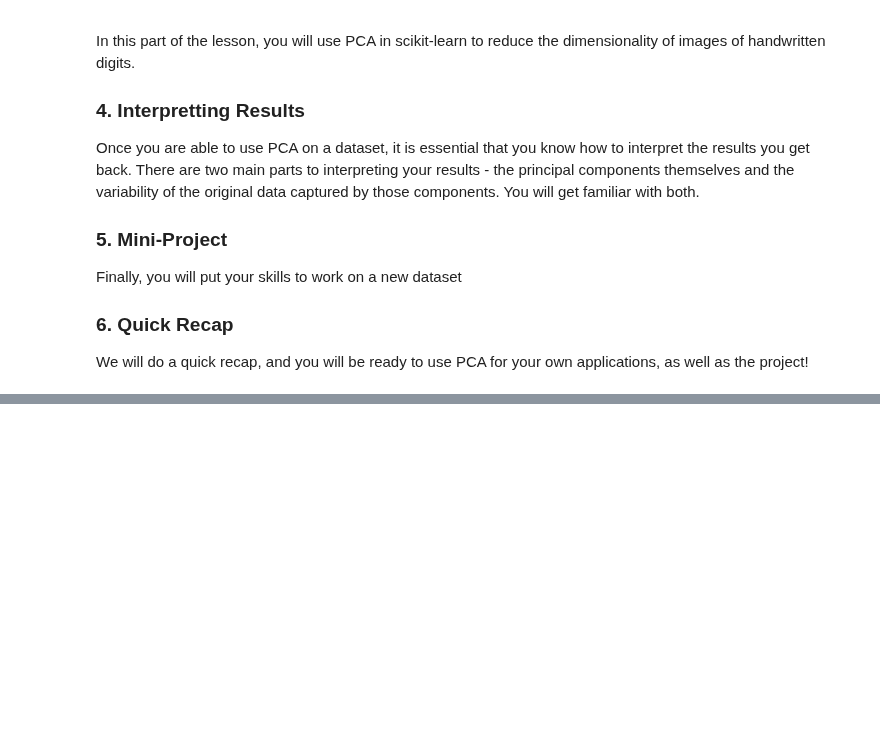
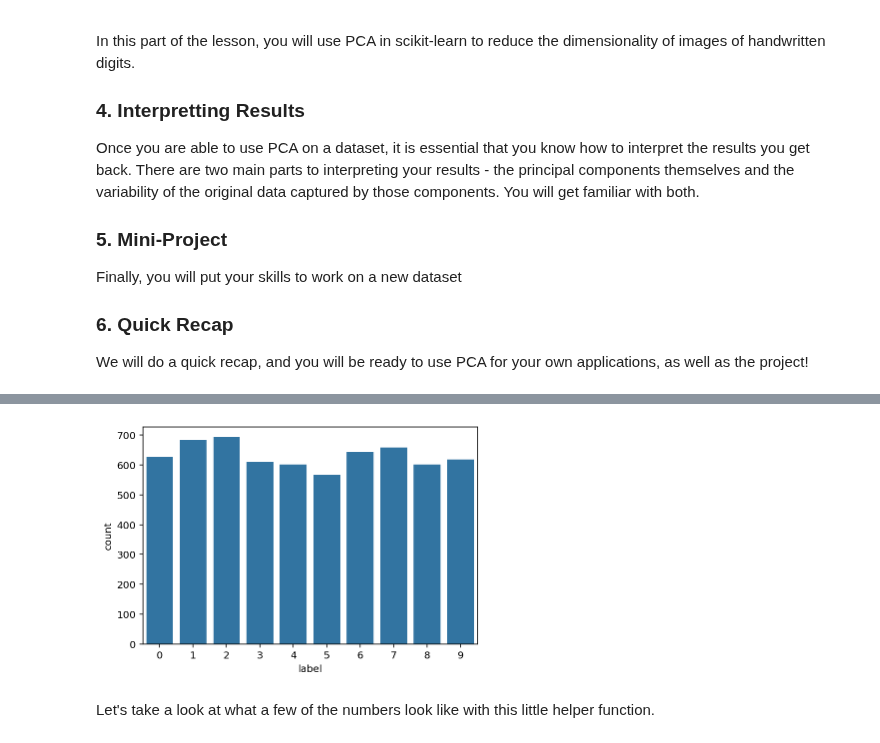
Before and after one commit to ChristopherDaigle/Udacity, a Jupyter notebook: IntroductionToMachineLearningProgram/Part4_UnsupervisedLearning/Dimensionality Reduction and PCA/Notes on Unsupervised Learning - PCA.ipynb, the cells around one changed output, grey strips where cells are left out. Cells and saved outputs as stored; diff of their text form; code cells hidden in the pictures; blank space fills up the shorter version.

```diff
--- a/IntroductionToMachineLearningProgram/Part4_UnsupervisedLearning/Dimensionality Reduction and PCA/Notes on Unsupervised Learning - PCA.ipynb
+++ b/IntroductionToMachineLearningProgram/Part4_UnsupervisedLearning/Dimensionality Reduction and PCA/Notes on Unsupervised Learning - PCA.ipynb
@@ -148,0 +172,3 @@ Some short items about PCA
+# %%
+train = pd.read_csv('./data/train.csv')
+train.fillna(0, inplace=True)
@@ -148,0 +212,11 @@ Some short items about PCA
+# %%
+# save the labels to a Pandas series target
+y = train['label']
+# Drop the label feature
+X = train.drop("label",axis=1)
+# %%
+sns.countplot(y, color = sns.color_palette()[0]); #a very quick look at the data shows that all the labels appear roughly 4k times
+# %% [output]
+[figure, added]
+# %% [markdown]
+Let's take a look at what a few of the numbers look like with this little helper function.
```
Also changed, not shown: parts of 98 cells of this notebook, 5 other files.
